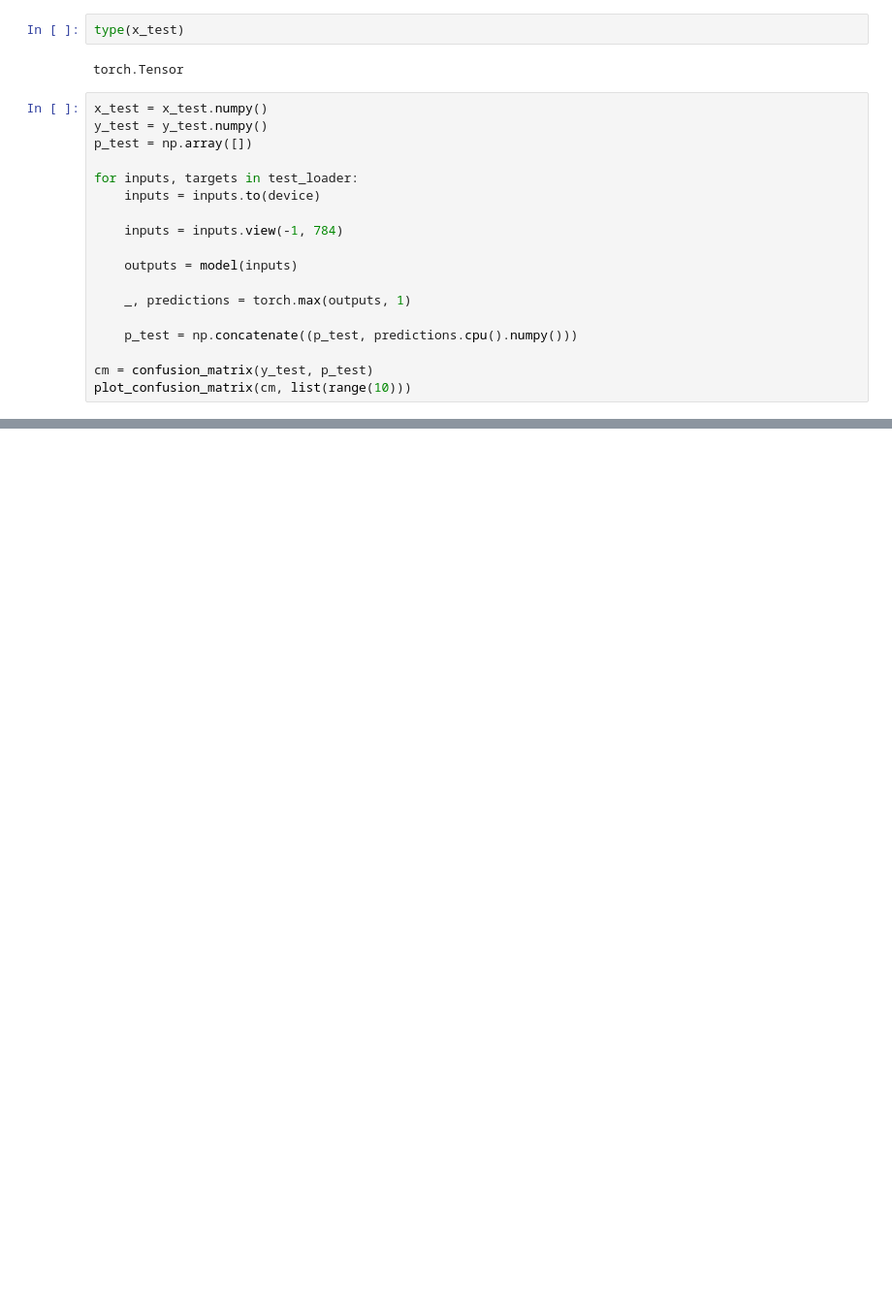
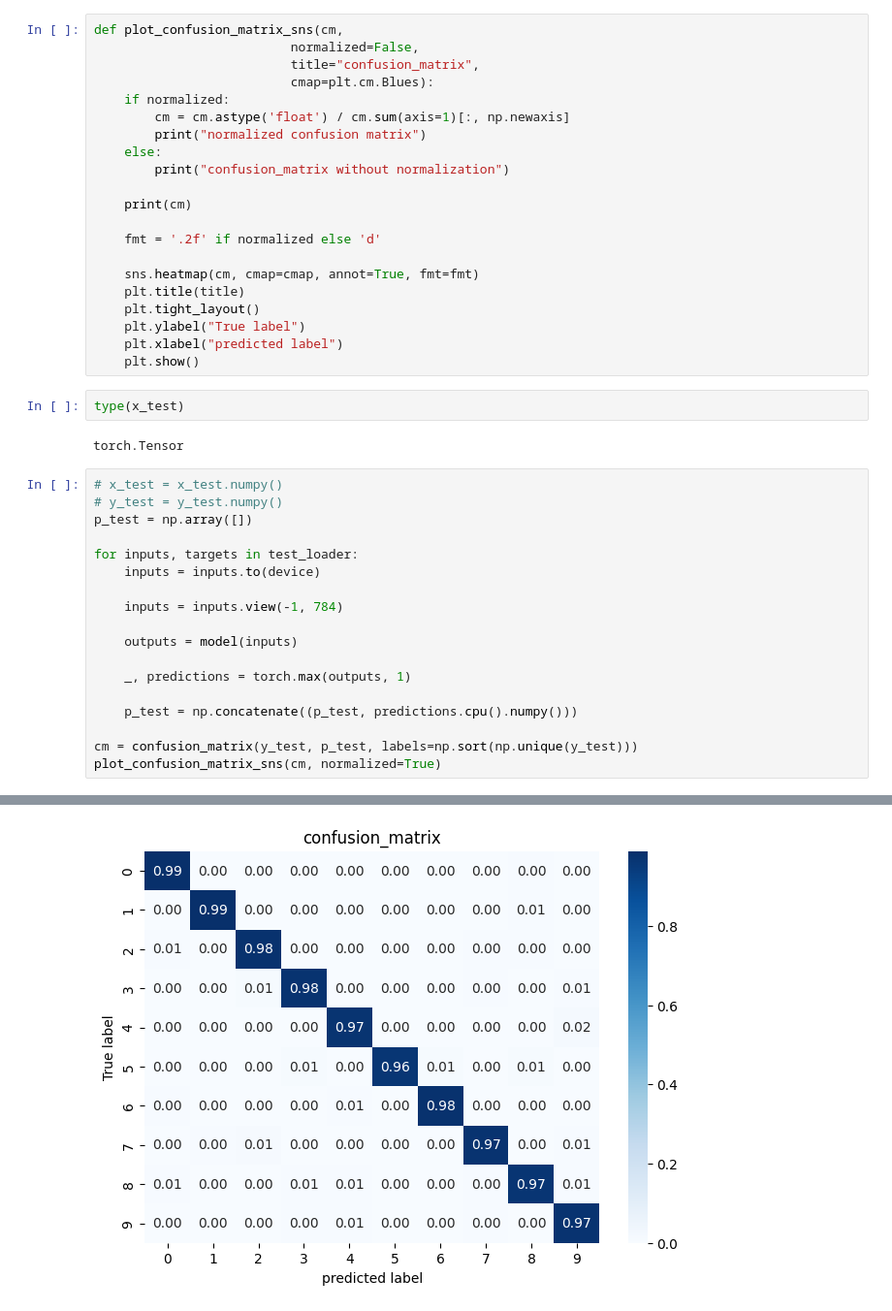
Before and after one commit to Istiaq-Fuad/pytorch-practice, a Jupyter notebook: neural_network/ann_image.ipynb, the cells around one changed output, grey strips where cells are left out. Shown: that part at 97% size. Cells and saved outputs as stored; diff of their text form; blank space fills up the shorter version.

Commit message:
plot confusion matrix using seaborn

```diff
--- a/neural_network/ann_image.ipynb
+++ b/neural_network/ann_image.ipynb
@@ -170,13 +169,34 @@ def plot_confusion_matrix(cm,
     plt.ylabel("True label")
     plt.xlabel("predicted label")
     plt.show()
+# %%
+def plot_confusion_matrix_sns(cm,
+                          normalized=False,
+                          title="confusion_matrix",
+                          cmap=plt.cm.Blues):
+    if normalized:
+        cm = cm.astype('float') / cm.sum(axis=1)[:, np.newaxis]
+        print("normalized confusion matrix")
+    else:
+        print("confusion_matrix without normalization")
+
+    print(cm)
+
+    fmt = '.2f' if normalized else 'd'
+
+    sns.heatmap(cm, cmap=cmap, annot=True, fmt=fmt)
+    plt.title(title)
+    plt.tight_layout()
+    plt.ylabel("True label")
+    plt.xlabel("predicted label")
+    plt.show()
 # %%
 type(x_test)
 # %% [output]
 torch.Tensor
 # %%
-x_test = x_test.numpy()
-y_test = y_test.numpy()
+# x_test = x_test.numpy()
+# y_test = y_test.numpy()
 p_test = np.array([])
 
 for inputs, targets in test_loader:
@@ -190,6 +210,6 @@ for inputs, targets in test_loader:
 
     p_test = np.concatenate((p_test, predictions.cpu().numpy()))
 
-cm = confusion_matrix(y_test, p_test)
-plot_confusion_matrix(cm, list(range(10)))
+cm = confusion_matrix(y_test, p_test, labels=np.sort(np.unique(y_test)))
+plot_confusion_matrix_sns(cm, normalized=True)
 # %% [output]
@@ -197,3 +233,4 @@ NameError: name 'x_test' is not defined
+[figure, added]
 # %%
 misclassified_index = np.where(p_test != y_test)[0]
 i = np.random.choice(misclassified_index)
```
Also changed, not shown: parts of 7 cells of this notebook.
